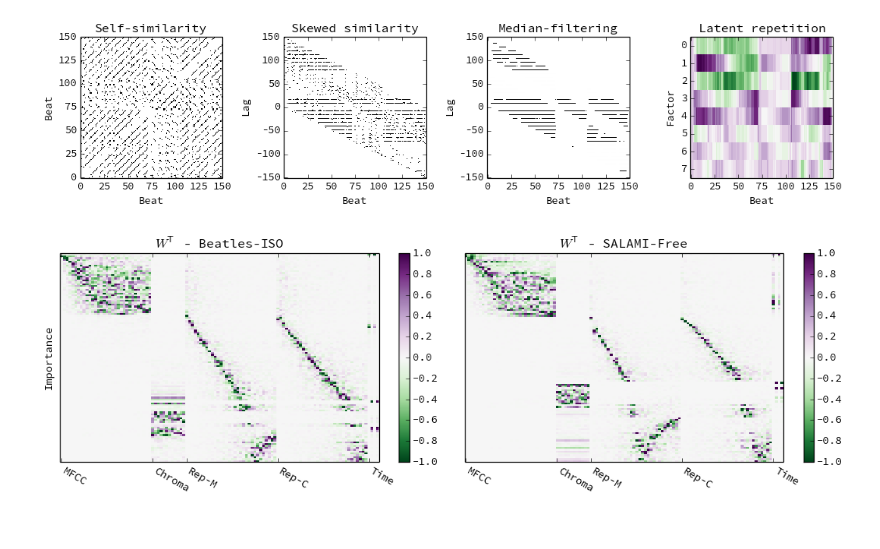
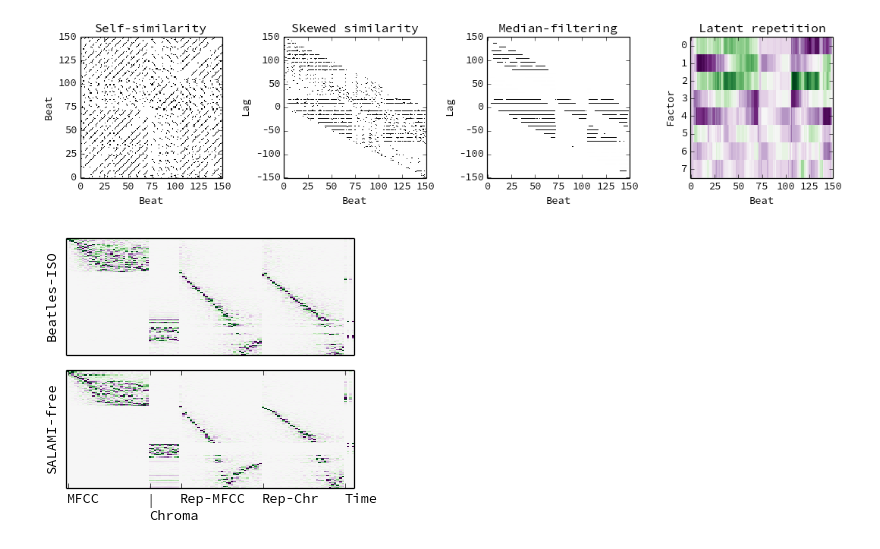
Before and after one commit to bmcfee/olda, a Jupyter notebook: code/ICASSP 2013 - Segmentation.ipynb, the cells around one changed output. Saved outputs shown, nothing was run; the diff lists cells and outputs as text; code cells hidden in the pictures.

```diff
--- a/code/ICASSP 2013 - Segmentation.ipynb
+++ b/code/ICASSP 2013 - Segmentation.ipynb
@@ -271,23 +271,25 @@ make_rep_feature_plot(M[:,:150])
 model_beatles = np.load('/home/bmcfee/git/olda/data/model_olda_beatles.npy')
 model_salami  = np.load('/home/bmcfee/git/olda/data/model_olda_salami.npy')
 # %%
-figure(figsize=(12,4))
-subplot(121)
+figure(figsize=(4,3.5))
+subplot(211)
 imshow(model_beatles, aspect='auto', interpolation='none', cmap='PRGn_r')
-title('$W^\mathsf{T}$ - Beatles-ISO')
+ylabel('Beatles-ISO')
 yticks([])
-ylabel('Importance')
-xticks([0, 32, 44, 76, 108], ['MFCC', 'Chroma', 'Rep-M', 'Rep-C', 'Time'], rotation=-30, horizontalalignment='left')
-colorbar()
+#ylabel("More important $\\rightarrow$")
+#xticks([0, 32, 44, 76, 108], ['MFCC', 'Chroma', 'Rep-M', 'Rep-C', 'Time'], rotation=-30, horizontalalignment='left')
+xticks([])
+#colorbar()
 
-subplot(122)
+subplot(212)
 imshow(model_salami, aspect='auto', interpolation='none', cmap='PRGn_r')
-title('$W^\mathsf{T}$ - SALAMI-Free')
-colorbar()
+ylabel('SALAMI-free')
+#colorbar(orientation='horizontal')
+#ylabel("More important $\\rightarrow$")
 yticks([])
-xticks([0, 32, 44, 76, 108], ['MFCC', 'Chroma', 'Rep-M', 'Rep-C', 'Time'], rotation=-30, horizontalalignment='left')
+xticks([0, 32, 44, 76, 108], ['MFCC', '|\nChroma', 'Rep-MFCC', 'Rep-Chr', 'Time'], horizontalalignment='left')
 
 tight_layout()
 savefig('/home/bmcfee/git/olda/paper/figs/w.pdf', format='pdf', pad_inches=0, transparent=True)
 # %% [output]
-[figure, old version]
+[figure, new version]
```
Also changed, not shown: 5 other files.
